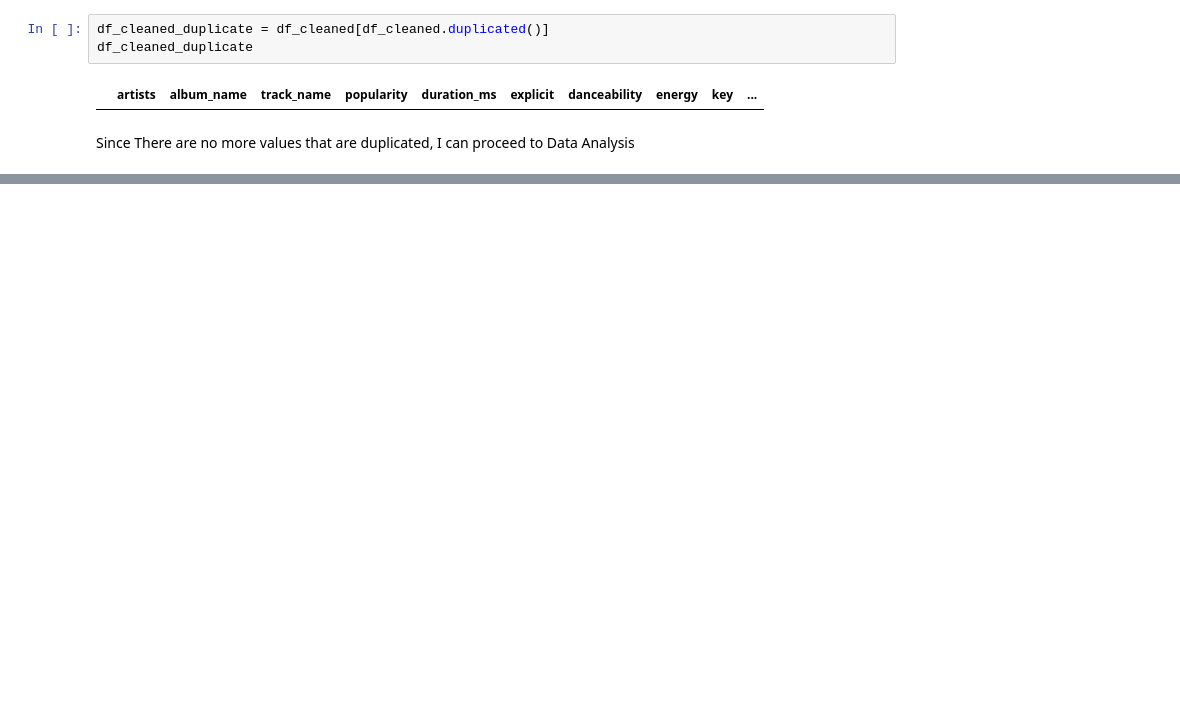
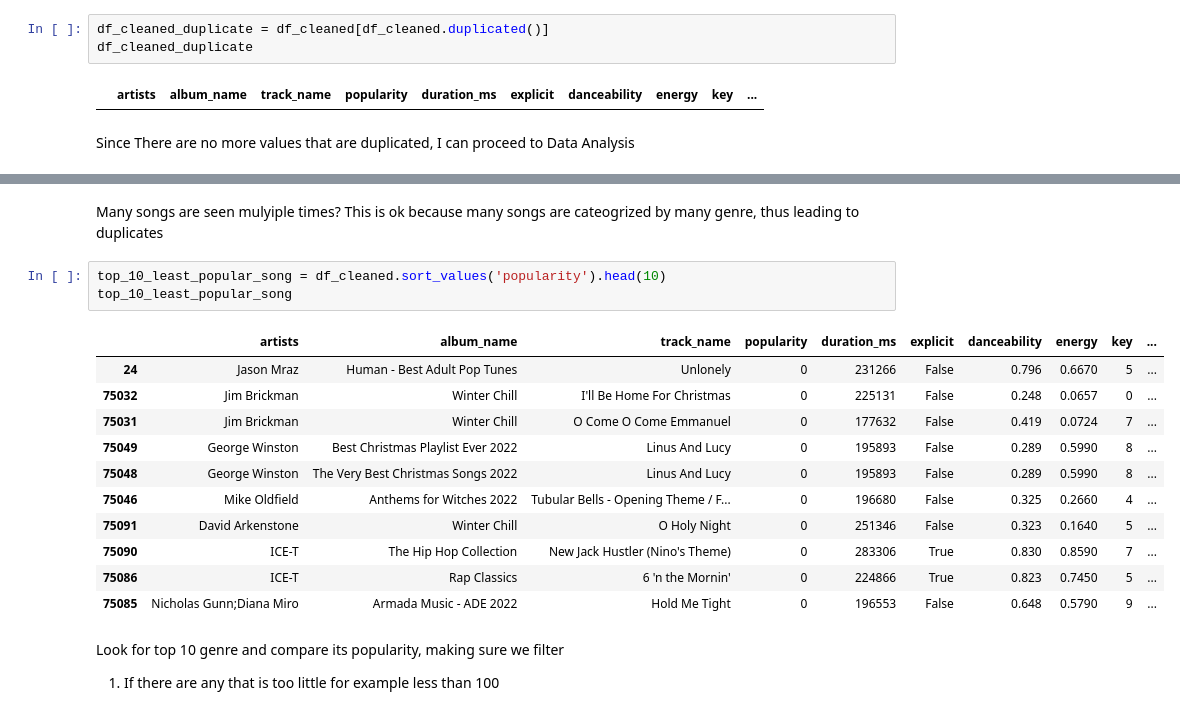
Before and after one commit to schao021/Spotify_Analysis, a Jupyter notebook: spotify_analysis.ipynb, the cells around one changed output, grey strips where cells are left out. Cells and saved outputs as stored; diff of their text form; blank space fills up the shorter version.

```diff
--- a/spotify_analysis.ipynb
+++ b/spotify_analysis.ipynb
@@ -156,0 +174,20 @@ Since There are no more values that are duplicated, I can proceed to Data Analys
+# %% [markdown]
+Many songs are seen mulyiple times? This is ok because many songs are cateogrized by many genre, thus leading to duplicates
+# %%
+top_10_least_popular_song = df_cleaned.sort_values('popularity').head(10)
+top_10_least_popular_song
+# %% [output]
+|  | artists | album_name | track_name | popularity | duration_ms | explicit | danceability | energy | key | ... |
+| 24 | Jason Mraz | Human - Best Adult Pop Tunes | Unlonely | 0 | 231266 | False | 0.796 | 0.6670 | 5 | ... |
+| 75032 | Jim Brickman | Winter Chill | I'll Be Home For Christmas | 0 | 225131 | False | 0.248 | 0.0657 | 0 | ... |
+| 75031 | Jim Brickman | Winter Chill | O Come O Come Emmanuel | 0 | 177632 | False | 0.419 | 0.0724 | 7 | ... |
+| 75049 | George Winston | Best Christmas Playlist Ever 2022 | Linus And Lucy | 0 | 195893 | False | 0.289 | 0.5990 | 8 | ... |
+| 75048 | George Winston | The Very Best Christmas Songs 2022 | Linus And Lucy | 0 | 195893 | False | 0.289 | 0.5990 | 8 | ... |
+| 75046 | Mike Oldfield | Anthems for Witches 2022 | Tubular Bells - Opening Theme / F... | 0 | 196680 | False | 0.325 | 0.2660 | 4 | ... |
+| 75091 | David Arkenstone | Winter Chill | O Holy Night | 0 | 251346 | False | 0.323 | 0.1640 | 5 | ... |
+| 75090 | ICE-T | The Hip Hop Collection | New Jack Hustler (Nino's Theme) | 0 | 283306 | True | 0.830 | 0.8590 | 7 | ... |
+| 75086 | ICE-T | Rap Classics | 6 'n the Mornin' | 0 | 224866 | True | 0.823 | 0.7450 | 5 | ... |
+| 75085 | Nicholas Gunn;Diana Miro | Armada Music - ADE 2022 | Hold Me Tight | 0 | 196553 | False | 0.648 | 0.5790 | 9 | ... |
+# %% [markdown]
+Look for top 10 genre and compare its popularity, making sure we filter
+1. If there are any that is too little for example less than 100
```
Also changed, not shown: parts of 8 cells of this notebook, 1 other file.
